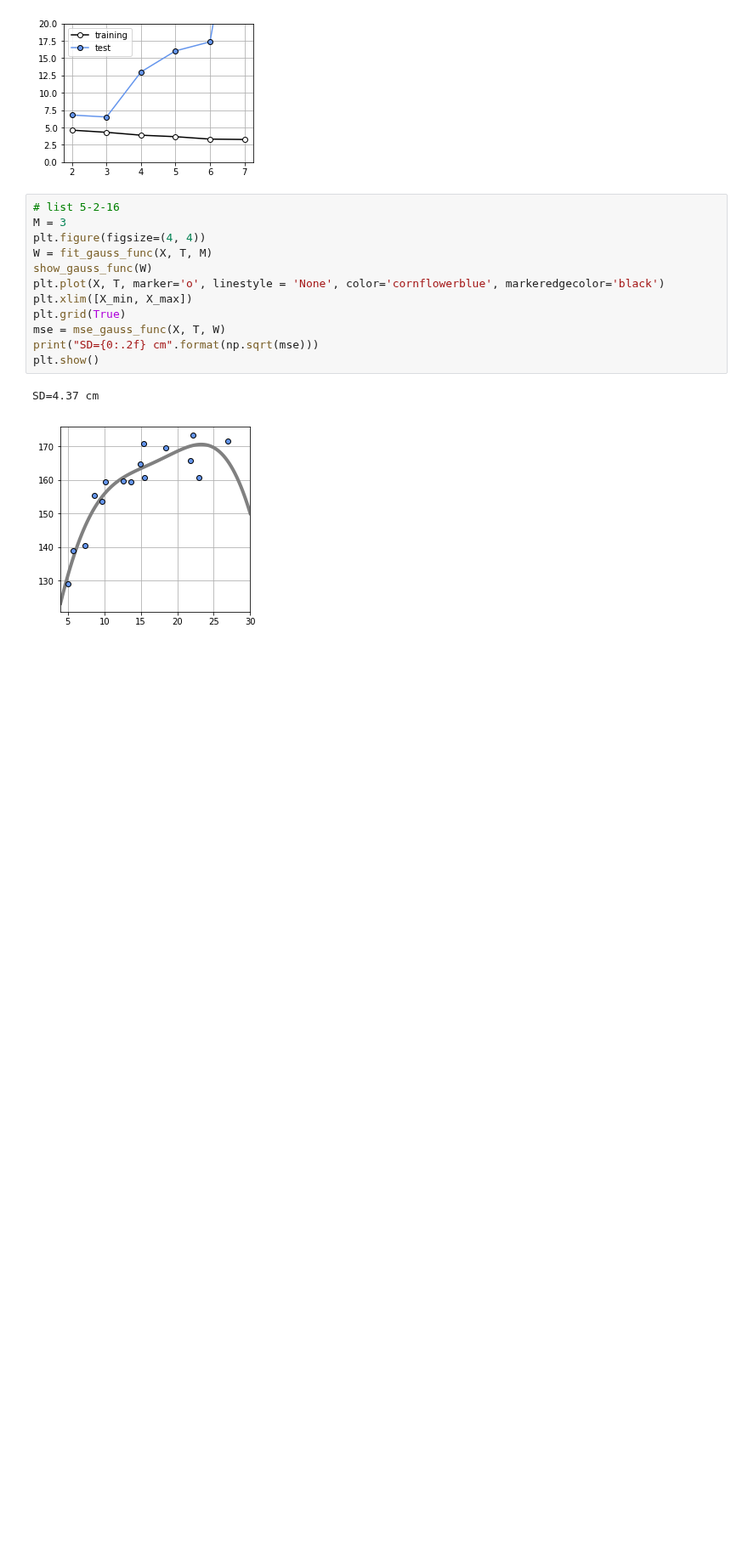
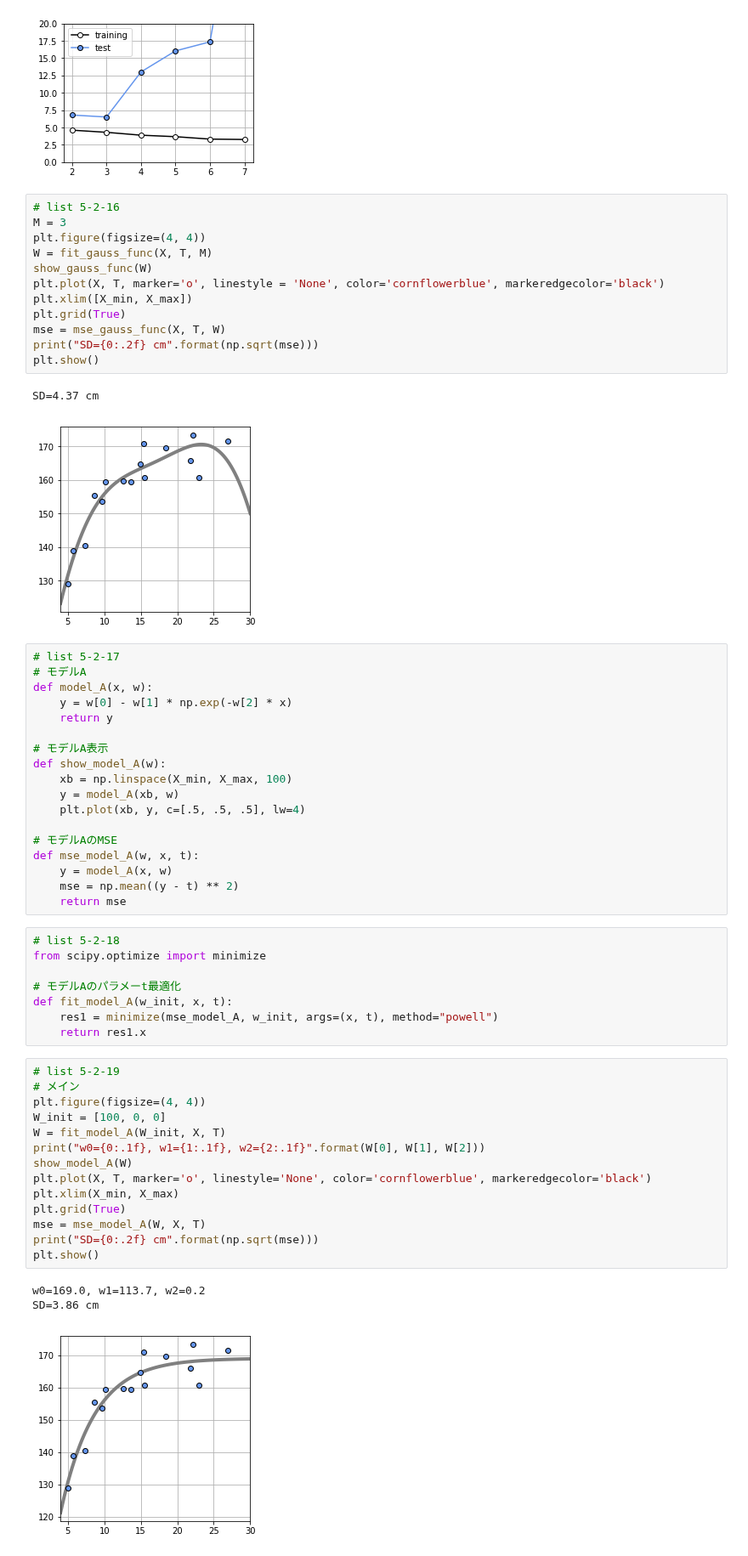
Before and after one commit to senseilearning/New-textbook-for-machine-learning, a Jupyter notebook: Chapter5.ipynb, the cells around one changed output. Shown at 85% size. Drawn from its saved outputs; the diff is of its cells as text; blank space fills up the shorter version.

```diff
--- a/Chapter5.ipynb
+++ b/Chapter5.ipynb
@@ -551,3 +551,47 @@ plt.show()
 # %% [output]
 SD=4.37 cm
 [figure]
+# %%
+# list 5-2-17
+# モデルA
+def model_A(x, w):
+    y = w[0] - w[1] * np.exp(-w[2] * x)
+    return y
+
+# モデルA表示
+def show_model_A(w):
+    xb = np.linspace(X_min, X_max, 100)
+    y = model_A(xb, w)
+    plt.plot(xb, y, c=[.5, .5, .5], lw=4)
+
+# モデルAのMSE
+def mse_model_A(w, x, t):
+    y = model_A(x, w)
+    mse = np.mean((y - t) ** 2)
+    return mse
+# %%
+# list 5-2-18
+from scipy.optimize import minimize
+
+# モデルAのパラメーt最適化
+def fit_model_A(w_init, x, t):
+    res1 = minimize(mse_model_A, w_init, args=(x, t), method="powell")
+    return res1.x
+# %%
+# list 5-2-19
+# メイン
+plt.figure(figsize=(4, 4))
+W_init = [100, 0, 0]
+W = fit_model_A(W_init, X, T)
+print("w0={0:.1f}, w1={1:.1f}, w2={2:.1f}".format(W[0], W[1], W[2]))
+show_model_A(W)
+plt.plot(X, T, marker='o', linestyle='None', color='cornflowerblue', markeredgecolor='black')
+plt.xlim(X_min, X_max)
+plt.grid(True)
+mse = mse_model_A(W, X, T)
+print("SD={0:.2f} cm".format(np.sqrt(mse)))
+plt.show()
+# %% [output]
+w0=169.0, w1=113.7, w2=0.2
+SD=3.86 cm
+[figure, added]
```
